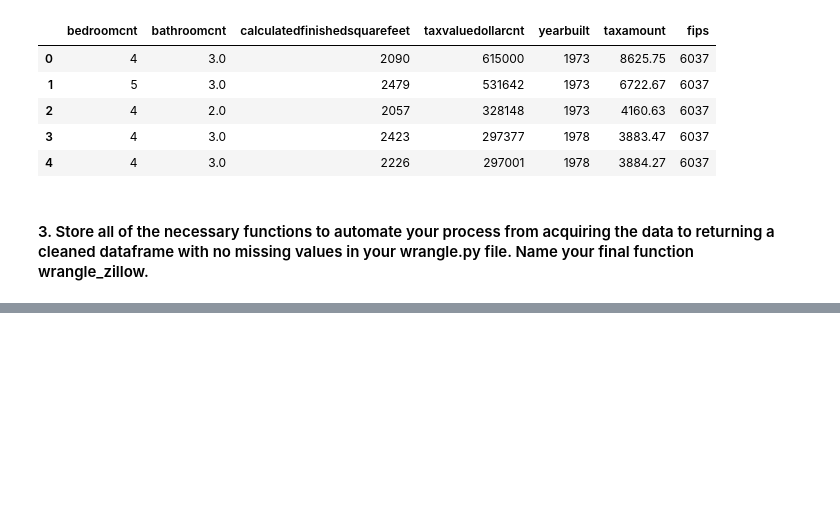
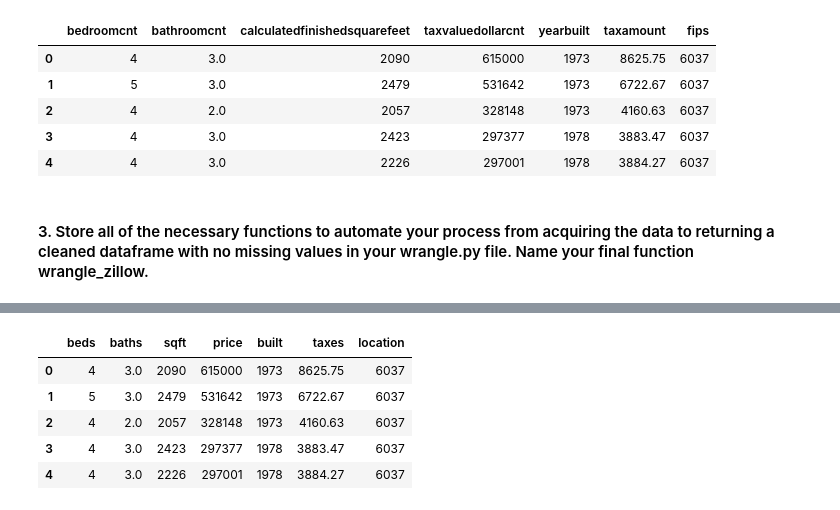
Before and after one commit to morgancross2/regression-exercises, a Jupyter notebook: wrangle.ipynb, the cells around one changed output, grey strips where cells are left out. Drawn from its saved outputs; the diff is of its cells as text; code cells hidden in the pictures; blank space fills up the shorter version.

```diff
--- a/wrangle.ipynb
+++ b/wrangle.ipynb
@@ -238,0 +242,2 @@ memory usage: 260.9 MB
+# %%
+df = wrangle.wrangle_zillow()
@@ -238,0 +255,9 @@ memory usage: 260.9 MB
+# %%
+df.head()
+# %% [output]
+|  | beds | baths | sqft | price | built | taxes | location |
+| 0 | 4 | 3.0 | 2090 | 615000 | 1973 | 8625.75 | 6037 |
+| 1 | 5 | 3.0 | 2479 | 531642 | 1973 | 6722.67 | 6037 |
+| 2 | 4 | 2.0 | 2057 | 328148 | 1973 | 4160.63 | 6037 |
+| 3 | 4 | 3.0 | 2423 | 297377 | 1978 | 3883.47 | 6037 |
+| 4 | 4 | 3.0 | 2226 | 297001 | 1978 | 3884.27 | 6037 |
```
Also changed, not shown: parts of 6 cells of this notebook, 2 other files.
